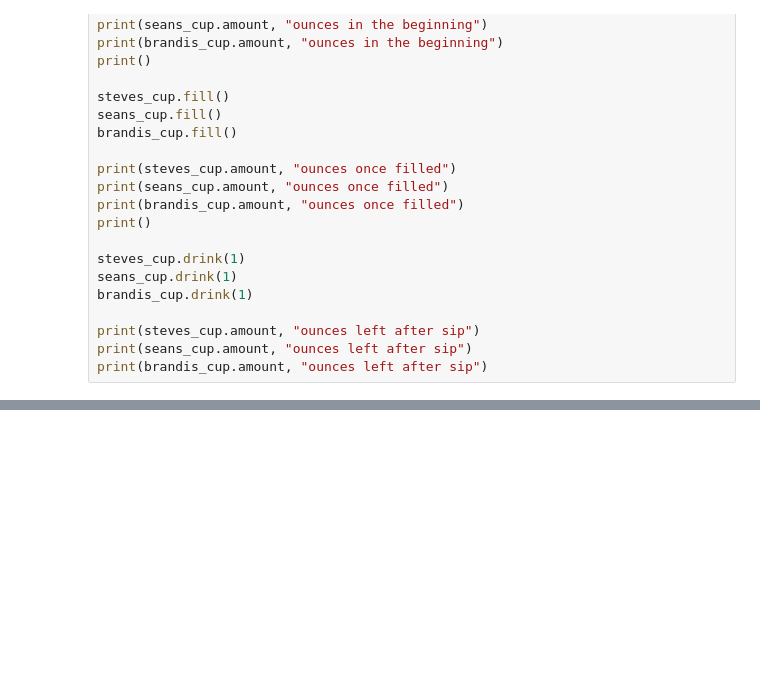
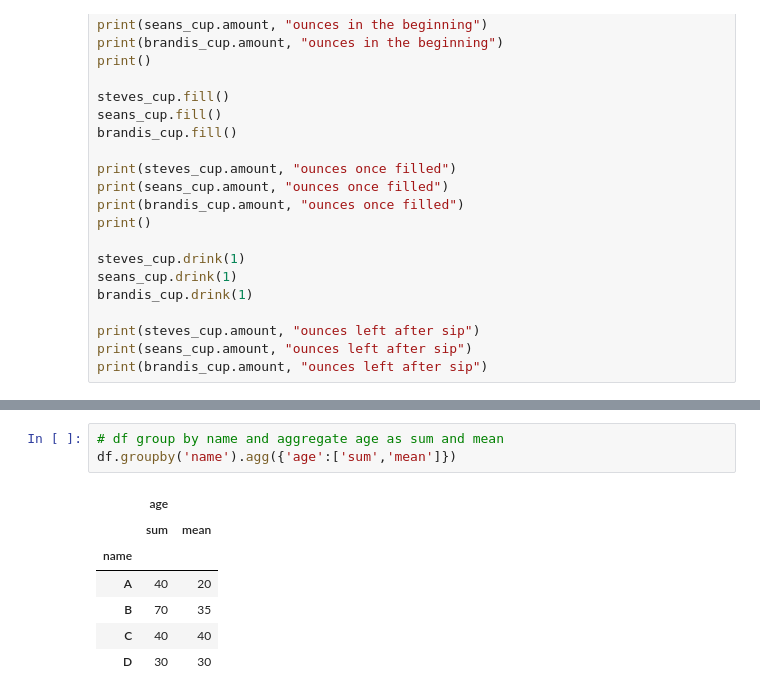
Before and after one commit to avinash-mishra/dsl, a Jupyter notebook: src/notebooks/assignment.ipynb, the cells around one changed output, grey strips where cells are left out. Cells and saved outputs as stored; diff of their text form; blank space fills up the shorter version.

```diff
--- a/src/notebooks/assignment.ipynb
+++ b/src/notebooks/assignment.ipynb
@@ -40,0 +56,11 @@ print(brandis_cup.amount, "ounces left after sip")
+# %%
+# df group by name and aggregate age as sum and mean
+df.groupby('name').agg({'age':['sum','mean']})
+# %% [output]
+|  | age |  |
+|  | sum | mean |
+| name |  |  |
+| A | 40 | 20 |
+| B | 70 | 35 |
+| C | 40 | 40 |
+| D | 30 | 30 |
```
Also changed, not shown: parts of 3 cells of this notebook, 1 other file.
